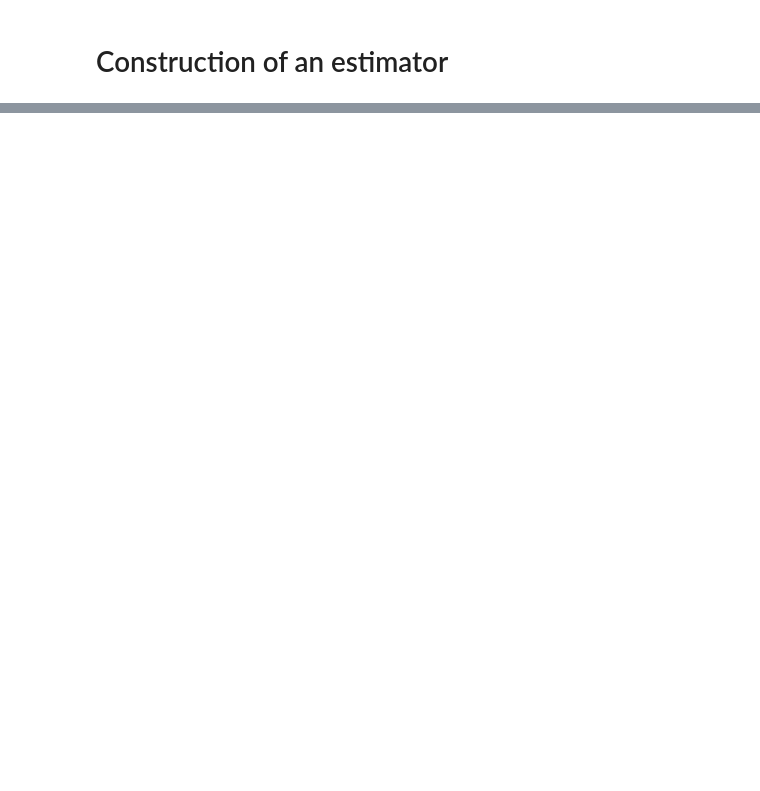
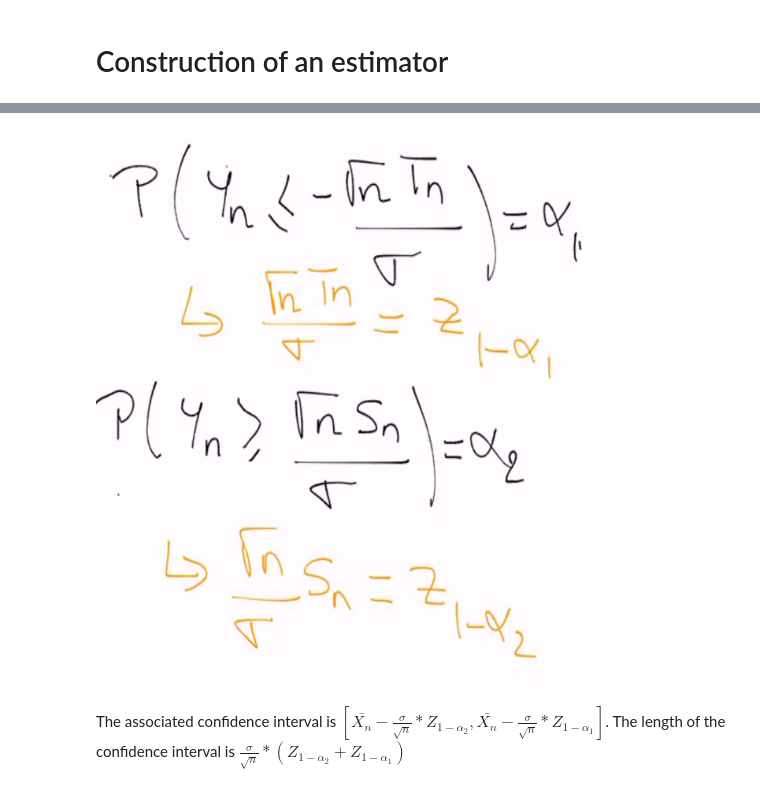
Before and after one commit to qlero/UCA_MSc-DS1, a Jupyter notebook: statistical_inference_1/lecture_2/lecture_1_2020_11_05.ipynb, the cells around one changed output, grey strips where cells are left out. Cells and saved outputs as stored; diff of their text form; code cells hidden in the pictures; blank space fills up the shorter version.

```diff
--- a/statistical_inference_1/lecture_2/lecture_1_2020_11_05.ipynb
+++ b/statistical_inference_1/lecture_2/lecture_1_2020_11_05.ipynb
@@ -350,0 +362,6 @@ the associated confidence interval is $[\bar{X_n} - \frac{\sigma}{\sqrt{n}}*Z_{1
+# %%
+Image("pictures/picture2.png", width=700)
+# %% [output]
+[figure, added]
+# %% [markdown]
+The associated confidence interval is $[\bar{X_n} - \frac{\sigma}{\sqrt{n}}*Z_{1-\alpha_2}, \bar{X_n} - \frac{\sigma}{\sqrt{n}}*Z_{1-\alpha_1}] $. The length of the confidence interval is $\frac{\sigma}{\sqrt{n}}*(Z_{1-\alpha_2}+Z_{1-\alpha_1})$
```
Also changed, not shown: parts of 40 cells of this notebook, 17 other files.
